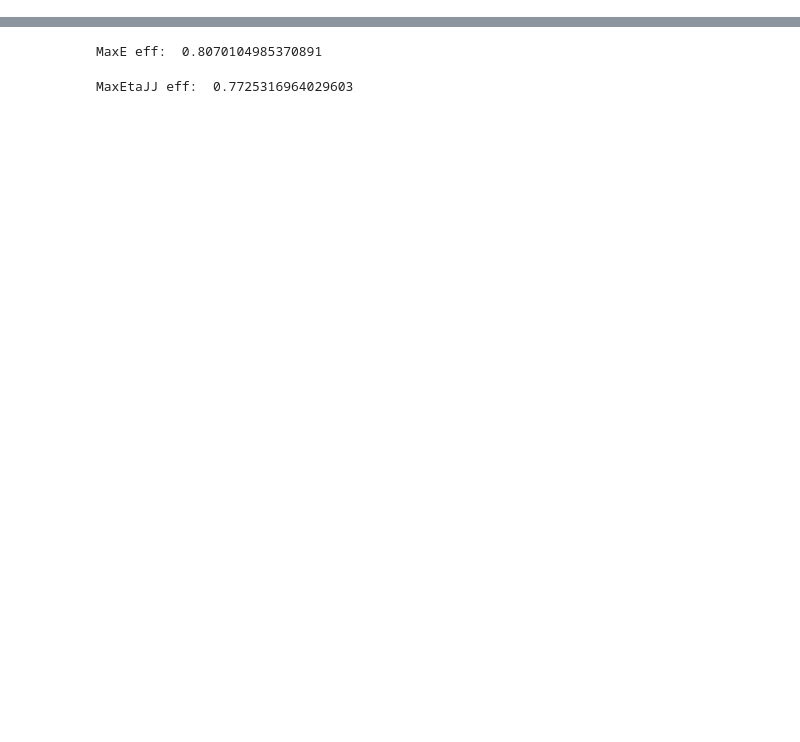
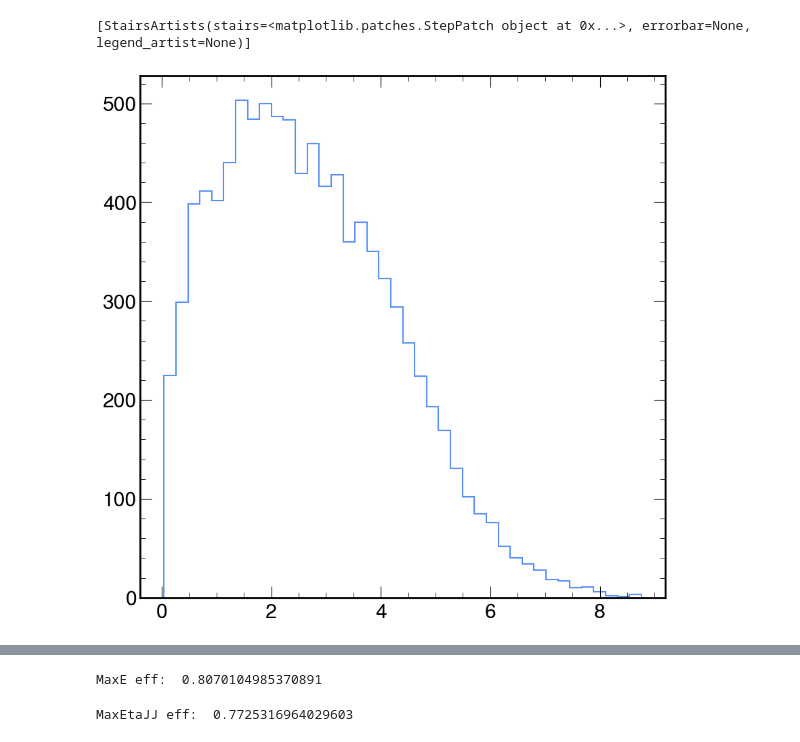
Before and after one commit to aashayarora/vbs-1lep, a Jupyter notebook: validation/genstudy.ipynb, the cells around one changed output, grey strips where cells are left out. Drawn from its saved outputs; the diff is of its cells as text; code cells hidden in the pictures; blank space fills up the shorter version.

```diff
--- a/validation/genstudy.ipynb
+++ b/validation/genstudy.ipynb
@@ -9,3 +10,6 @@ hep.style.use(hep.style.CMS)
 # %%
 with uproot.open("/home/users/aaarora/nvme/output/run2/sig.root") as f:
     df = f.get("Events").arrays([col for col in f.get("Events").keys() if "VBS" in col] + ["GenDeltaR1", "GenDeltaR2", "weight"], library="pd")
+# %%
+with uproot.open("/home/users/aaarora/nvme/output/run2/data.root") as f:
+    df = f.get("Events").arrays([col for col in f.get("Events").keys() if "VBS" in col], library="pd")
@@ -12,3 +32,8 @@ with uproot.open("/home/users/aaarora/nvme/output/run2/sig.root") as f:
+# %%
+hep.histplot(np.histogram(df[df.VBSjet1eta * df.VBSjet2eta < 0].VBSdetajj, bins=40))
+# %% [output]
+[StairsArtists(stairs=<matplotlib.patches.StepPatch object at 0x...>, errorbar=None, legend_artist=None)]
+[figure, added]
 # %%
 df[["GenDeltaR1", "GenDeltaR2", "TrueVBSJet1idx", "TrueVBSJet2idx"]]
 # %% [output]
```
Also changed, not shown: parts of 2 cells of this notebook, 12 other files.
